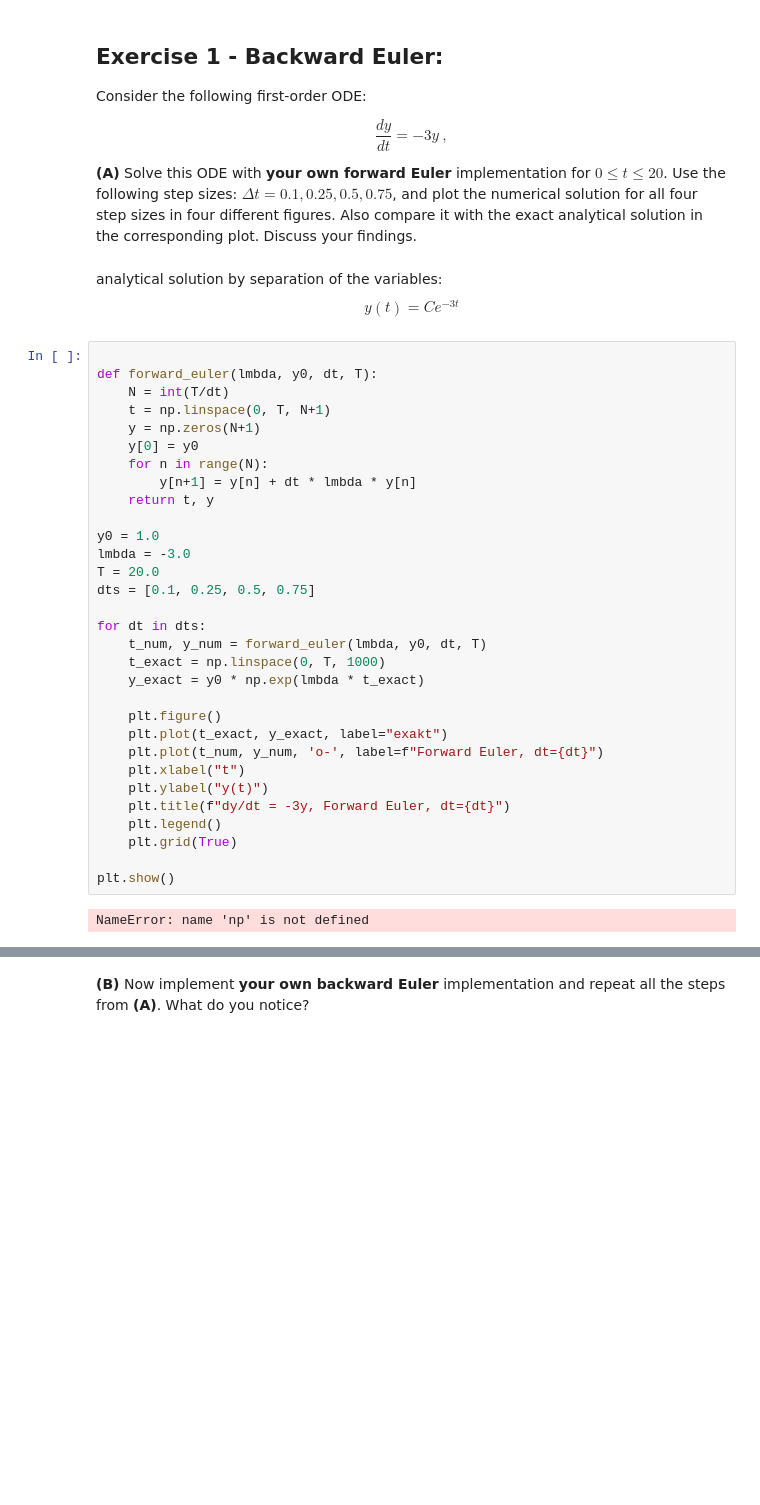
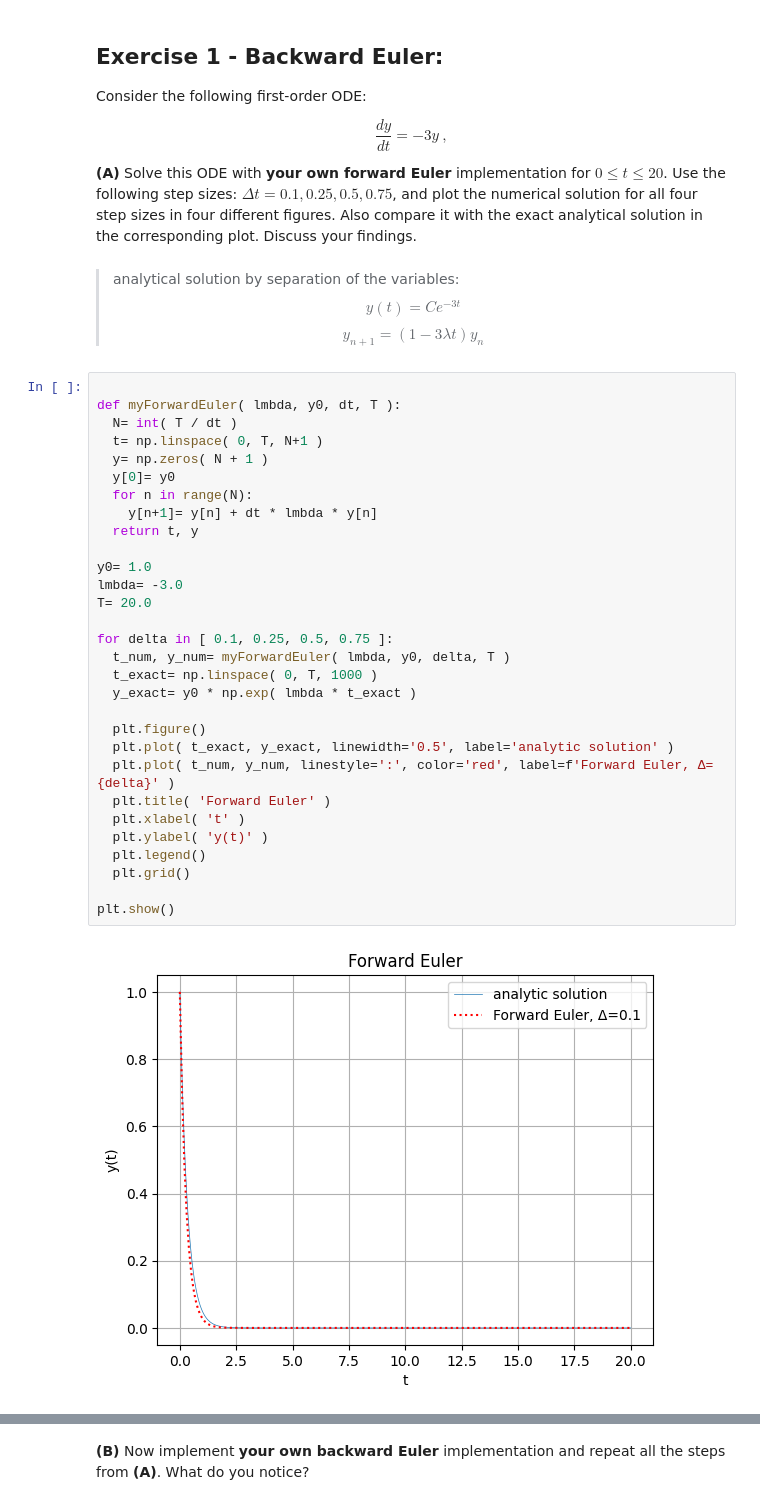
Before and after one commit to ThomasSchallar/NUM, a Jupyter notebook: Exercise7.ipynb, the cells around one changed output, grey strips where cells are left out. Saved outputs shown, nothing was run; the diff lists cells and outputs as text; blank space fills up the shorter version.

```diff
--- a/Exercise7.ipynb
+++ b/Exercise7.ipynb
@@ -21,37 +19,38 @@ $$ \frac{d y}{dt} = - 3 y \ , $$
 
 **(A)** Solve this ODE with **your own forward Euler** implementation for $0\leq t\leq20$. Use the following step sizes: $\Delta t = 0.1, 0.25, 0.5, 0.75$, and plot the numerical solution for all four step sizes in four different figures. Also compare it with the exact analytical solution in the corresponding plot. Discuss your findings.
 # %% [markdown]
-analytical solution by separation of the variables: $$y(t) = Ce^{-3t}$$
+> analytical solution by separation of the variables:
+$$ y(t) = Ce^{-3t} $$
+$$ y_{n+1} = ( 1 - 3 \lambda t ) y_n $$
 # %%
 
-def forward_euler(lmbda, y0, dt, T):
-    N = int(T/dt)
-    t = np.linspace(0, T, N+1)
-    y = np.zeros(N+1)
-    y[0] = y0
-    for n in range(N):
-        y[n+1] = y[n] + dt * lmbda * y[n]
-    return t, y
+def myForwardEuler( lmbda, y0, dt, T ):
+  N= int( T / dt )
+  t= np.linspace( 0, T, N+1 )
+  y= np.zeros( N + 1 )
+  y[0]= y0
+  for n in range(N):
+    y[n+1]= y[n] + dt * lmbda * y[n]
+  return t, y
 
-y0 = 1.0
-lmbda = -3.0
-T = 20.0
-dts = [0.1, 0.25, 0.5, 0.75]
+y0= 1.0
+lmbda= -3.0
+T= 20.0
 
-for dt in dts:
-    t_num, y_num = forward_euler(lmbda, y0, dt, T)
-    t_exact = np.linspace(0, T, 1000)
-    y_exact = y0 * np.exp(lmbda * t_exact)
+for delta in [ 0.1, 0.25, 0.5, 0.75 ]:
+  t_num, y_num= myForwardEuler( lmbda, y0, delta, T )
+  t_exact= np.linspace( 0, T, 1000 )
+  y_exact= y0 * np.exp( lmbda * t_exact )
 
-    plt.figure()
-    plt.plot(t_exact, y_exact, label="exakt")
-    plt.plot(t_num, y_num, 'o-', label=f"Forward Euler, dt={dt}")
-    plt.xlabel("t")
-    plt.ylabel("y(t)")
-    plt.title(f"dy/dt = -3y, Forward Euler, dt={dt}")
-    plt.legend()
-    plt.grid(True)
+  plt.figure()
+  plt.plot( t_exact, y_exact, linewidth='0.5', label='analytic solution' )
+  plt.plot( t_num, y_num, linestyle=':', color='red', label=f'Forward Euler, Δ={delta}' )
+  plt.title( 'Forward Euler' )
+  plt.xlabel( 't' )
+  plt.ylabel( 'y(t)' )
+  plt.legend()
+  plt.grid()
 
 plt.show()
 # %% [output]
-NameError: name 'np' is not defined
+[figure, added]
```
Also changed, not shown: parts of 8 cells of this notebook.
